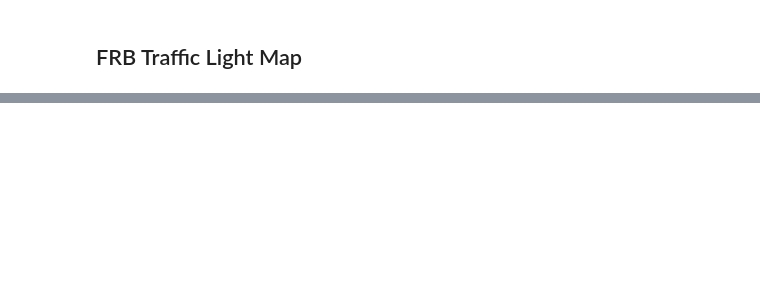
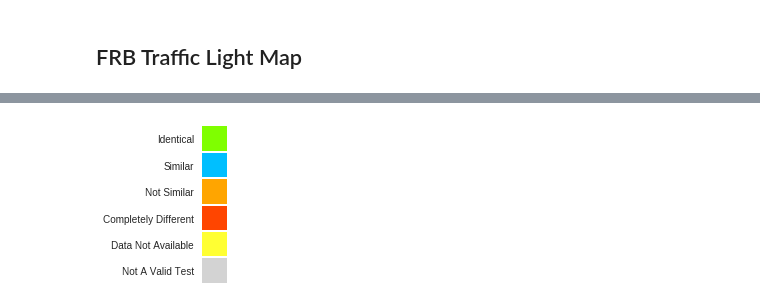
Before and after one commit to griffinfoster/terrestrial-frb-letter, a Jupyter notebook: verification/HeatMap.ipynb, the cells around one changed output, grey strips where cells are left out. Cells and saved outputs as stored; diff of their text form; code cells hidden in the pictures; blank space fills up the shorter version.

```diff
--- a/verification/HeatMap.ipynb
+++ b/verification/HeatMap.ipynb
@@ -158,0 +135,14 @@ plt.savefig('FRBheatmap.pdf')
+# %%
+cmapLbl = colors.ListedColormap(['chartreuse', 'deepskyblue', '#FFFF33', 'orange', 'orangered', 'lightgrey'])
+
+fig = plt.figure(figsize=(2.75,2.5)) # (width, height)
+
+tempDf = pd.DataFrame(index=['Identical', 'Similar', 'Not Similar', 'Completely Different', 'Data Not Available', 'Not A Valid Test'], \
+                      columns=[''], data=[0,1,3,4,2,5])
+
+sns.heatmap(tempDf, cmap=cmapLbl, cbar=False, square=True, linewidths=1)
+
+plt.tight_layout()
+#plt.savefig('FRBheatmap_key.pdf')
+# %% [output]
+[figure, added]
```
Also changed, not shown: parts of 7 cells of this notebook, 2 other files.
